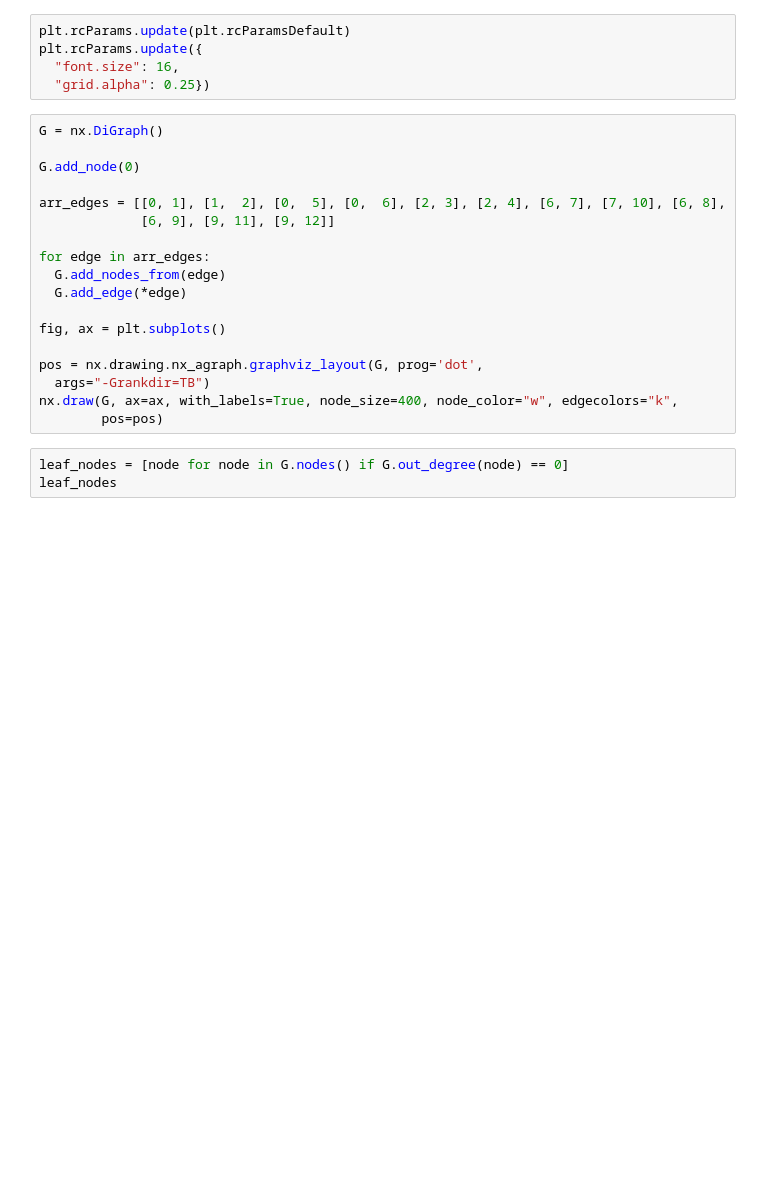
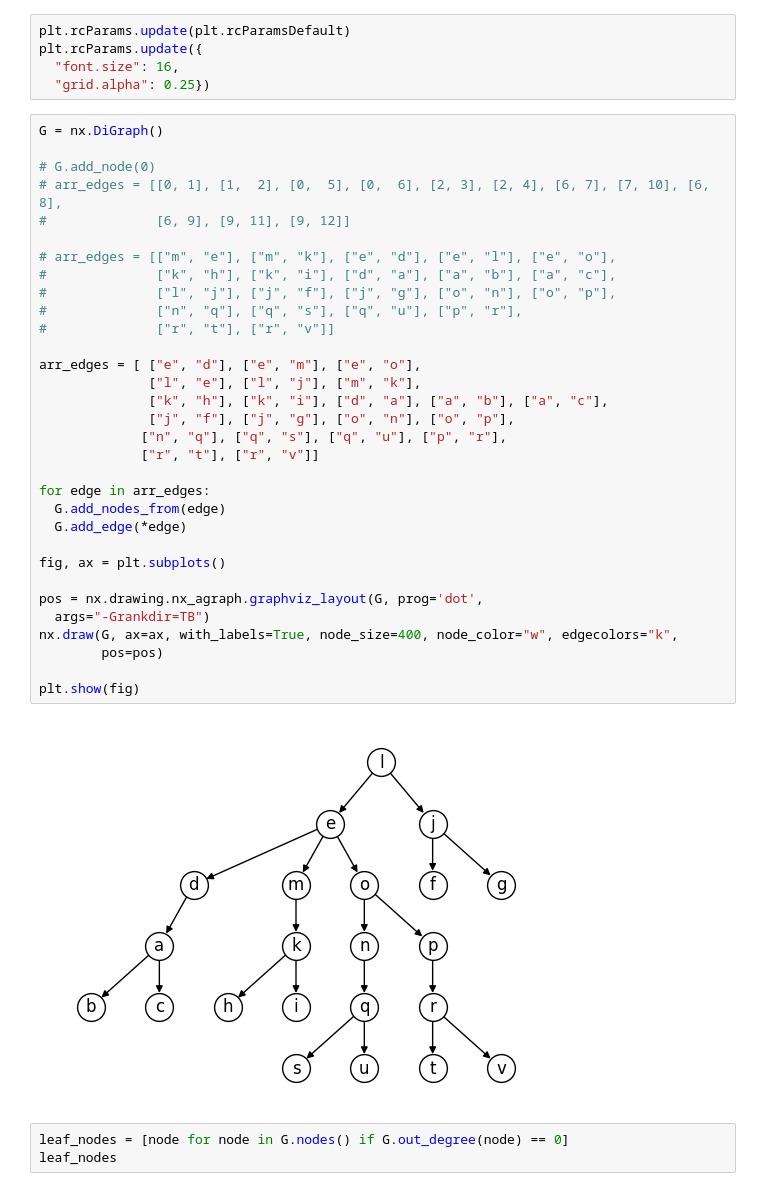
Before and after one commit to LugoBlogger/SI-251-4009-discrete-mathematics-2, a Jupyter notebook: programs/trees.ipynb, the cells around one changed output. Saved outputs shown, nothing was run; the diff lists cells and outputs as text; blank space fills up the shorter version.

```diff
--- a/programs/trees.ipynb
+++ b/programs/trees.ipynb
@@ -11,21 +11,37 @@ plt.rcParams.update({
 # %%
 G = nx.DiGraph()
 
-G.add_node(0)
+# G.add_node(0)
+# arr_edges = [[0, 1], [1,  2], [0,  5], [0,  6], [2, 3], [2, 4], [6, 7], [7, 10], [6, 8],
+#              [6, 9], [9, 11], [9, 12]]
 
-arr_edges = [[0, 1], [1,  2], [0,  5], [0,  6], [2, 3], [2, 4], [6, 7], [7, 10], [6, 8],
-             [6, 9], [9, 11], [9, 12]]
+# arr_edges = [["m", "e"], ["m", "k"], ["e", "d"], ["e", "l"], ["e", "o"],
+#              ["k", "h"], ["k", "i"], ["d", "a"], ["a", "b"], ["a", "c"],
+#              ["l", "j"], ["j", "f"], ["j", "g"], ["o", "n"], ["o", "p"],
+#              ["n", "q"], ["q", "s"], ["q", "u"], ["p", "r"],
+#              ["r", "t"], ["r", "v"]]
+
+arr_edges = [ ["e", "d"], ["e", "m"], ["e", "o"],
+              ["l", "e"], ["l", "j"], ["m", "k"],
+              ["k", "h"], ["k", "i"], ["d", "a"], ["a", "b"], ["a", "c"],
+              ["j", "f"], ["j", "g"], ["o", "n"], ["o", "p"],
+             ["n", "q"], ["q", "s"], ["q", "u"], ["p", "r"],
+             ["r", "t"], ["r", "v"]]
 
 for edge in arr_edges:
   G.add_nodes_from(edge)
   G.add_edge(*edge)
 
 fig, ax = plt.subplots()
 
 pos = nx.drawing.nx_agraph.graphviz_layout(G, prog='dot',
   args="-Grankdir=TB")
 nx.draw(G, ax=ax, with_labels=True, node_size=400, node_color="w", edgecolors="k",
         pos=pos)
+
+plt.show(fig)
+# %% [output]
+[figure, added]
 # %%
 leaf_nodes = [node for node in G.nodes() if G.out_degree(node) == 0]
 leaf_nodes
```
Also changed, not shown: parts of 2 cells of this notebook, 3 other files.
